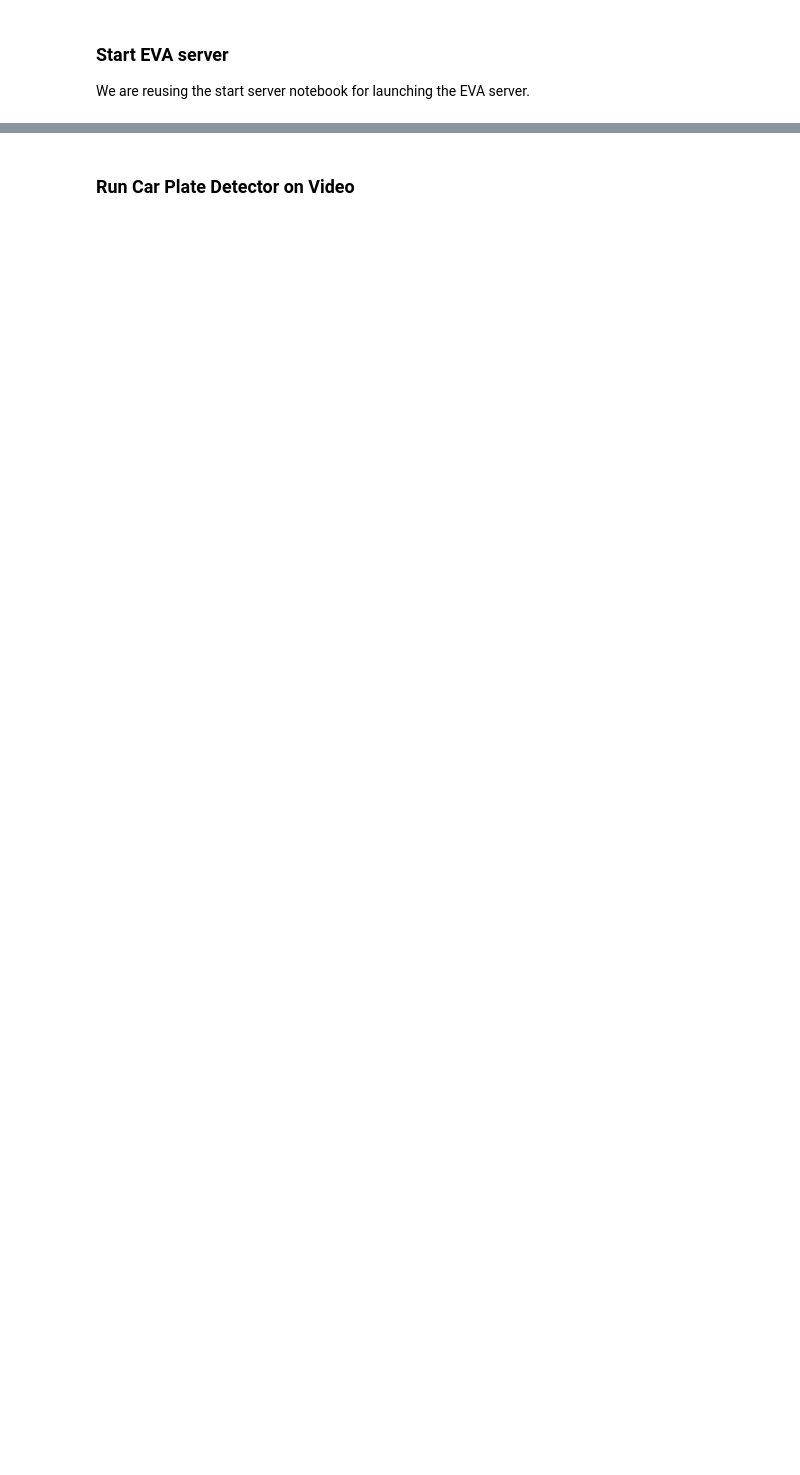
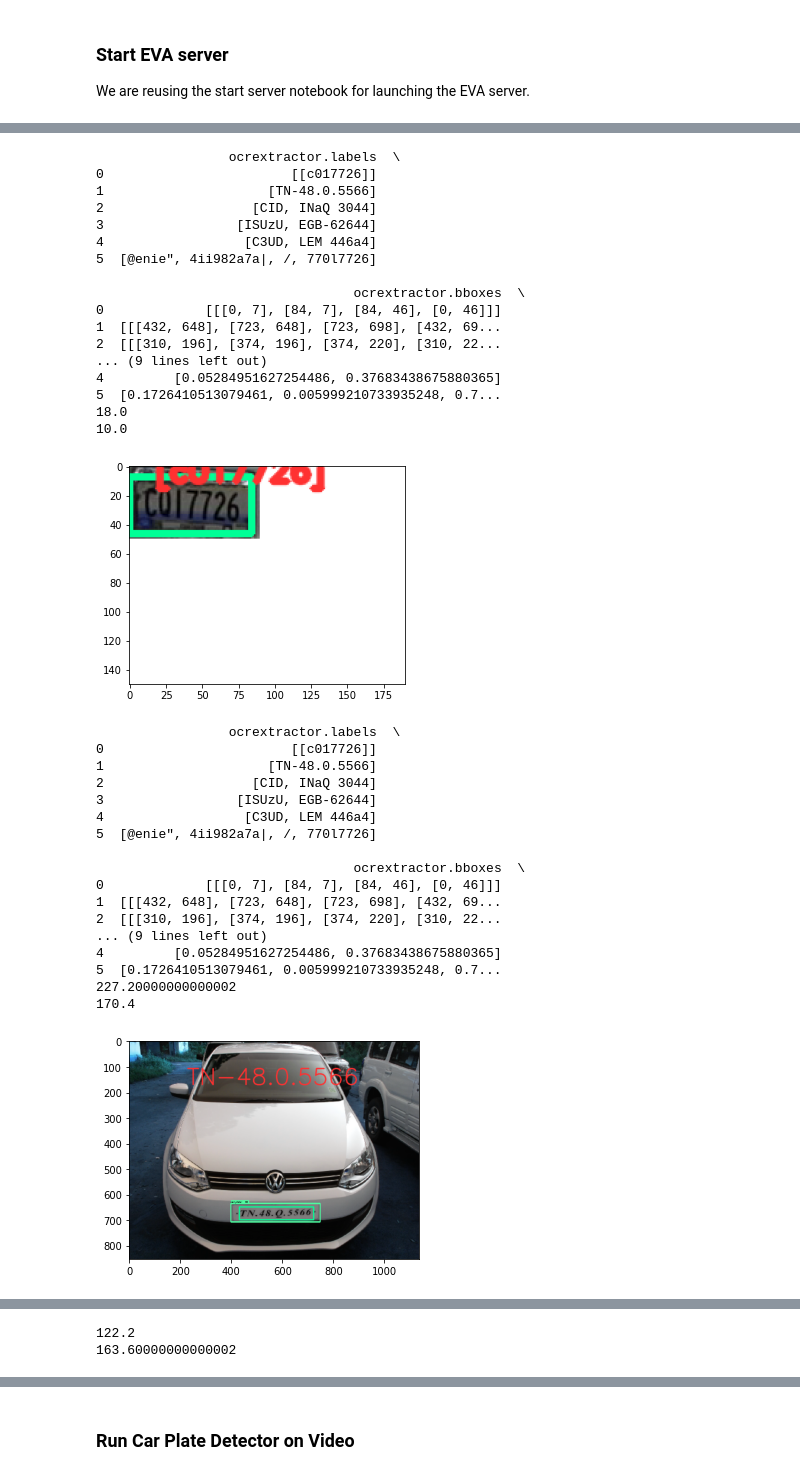
Before and after one commit to georgia-tech-db/license-plate-recognition, a Jupyter notebook: README.ipynb, the cells around one changed output, grey strips where cells are left out. Cells and saved outputs as stored; diff of their text form; code cells hidden in the pictures; blank space fills up the shorter version.

```diff
--- a/README.ipynb
+++ b/README.ipynb
@@ -42,0 +198,45 @@ Note: you may need to restart the kernel to use updated packages.
+# %%
+dataframe = response.batch.frames
+annotate_image_ocr(dataframe, 'frame0_plate0.png', frame_id = 0)
+annotate_image_ocr(dataframe, 'test_image_1.png', frame_id = 1)
+annotate_image_ocr(dataframe, 'test_image_2.png', frame_id = 2)
+annotate_image_ocr(dataframe, 'car10.jpg', frame_id = 3)
+annotate_image_ocr(dataframe, 'car6.jpg', frame_id = 4)
+annotate_image_ocr(dataframe, 'ezgif-frame-001.jpg', frame_id = 5)
+# %% [output]
+                 ocrextractor.labels  \
+0                        [[c017726]]
+1                     [TN-48.0.5566]
+2                   [CID, INaQ 3044]
+3                 [ISUzU, EGB-62644]
+4                  [C3UD, LEM 446a4]
+5  [@enie", 4ii982a7a|, /, 770l7726]
+
+                                 ocrextractor.bboxes  \
+0             [[[0, 7], [84, 7], [84, 46], [0, 46]]]
+1  [[[432, 648], [723, 648], [723, 698], [432, 69...
+2  [[[310, 196], [374, 196], [374, 220], [310, 22...
+... (9 lines left out)
+4         [0.05284951627254486, 0.37683438675880365]
+5  [0.1726410513079461, 0.005999210733935248, 0.7...
+18.0
+10.0
+[figure, new version]
+                 ocrextractor.labels  \
+0                        [[c017726]]
+1                     [TN-48.0.5566]
+2                   [CID, INaQ 3044]
+3                 [ISUzU, EGB-62644]
+4                  [C3UD, LEM 446a4]
+5  [@enie", 4ii982a7a|, /, 770l7726]
+
+                                 ocrextractor.bboxes  \
+0             [[[0, 7], [84, 7], [84, 46], [0, 46]]]
+1  [[[432, 648], [723, 648], [723, 698], [432, 69...
+2  [[[310, 196], [374, 196], [374, 220], [310, 22...
+... (9 lines left out)
+4         [0.05284951627254486, 0.37683438675880365]
+5  [0.1726410513079461, 0.005999210733935248, 0.7...
+227.20000000000002
+170.4
+[figure, new version]
@@ -42,0 +261,2 @@ Note: you may need to restart the kernel to use updated packages.
+122.2
+163.60000000000002
```
Also changed, not shown: parts of 21 cells of this notebook, 19 other files.
